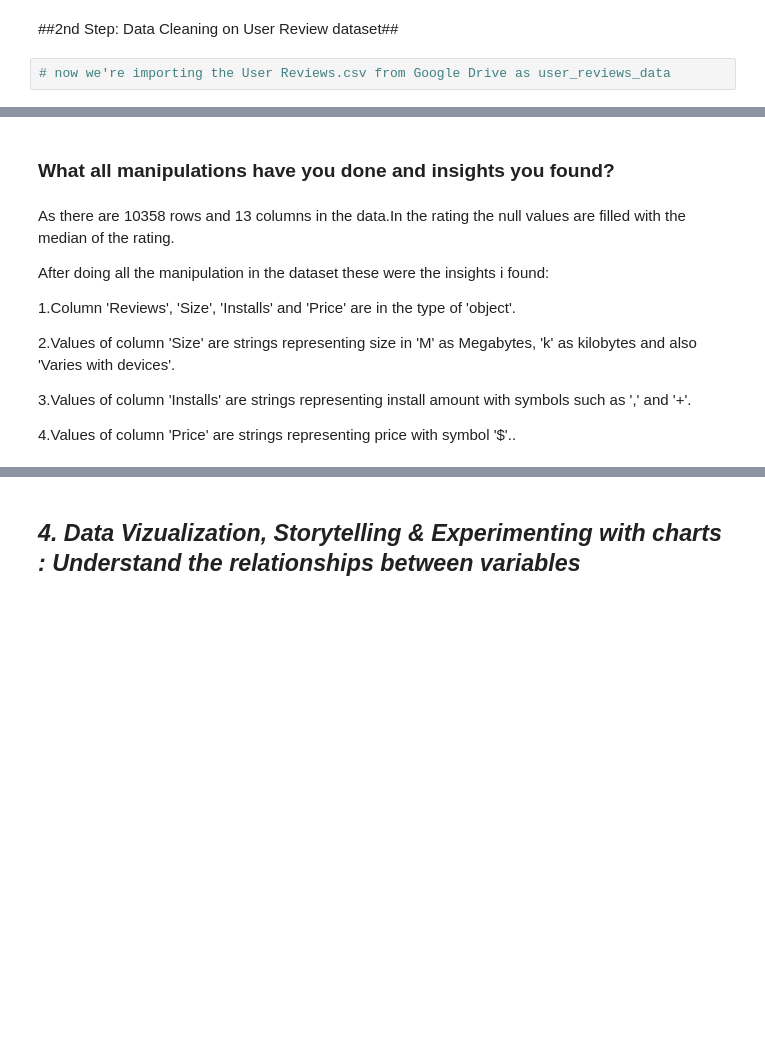
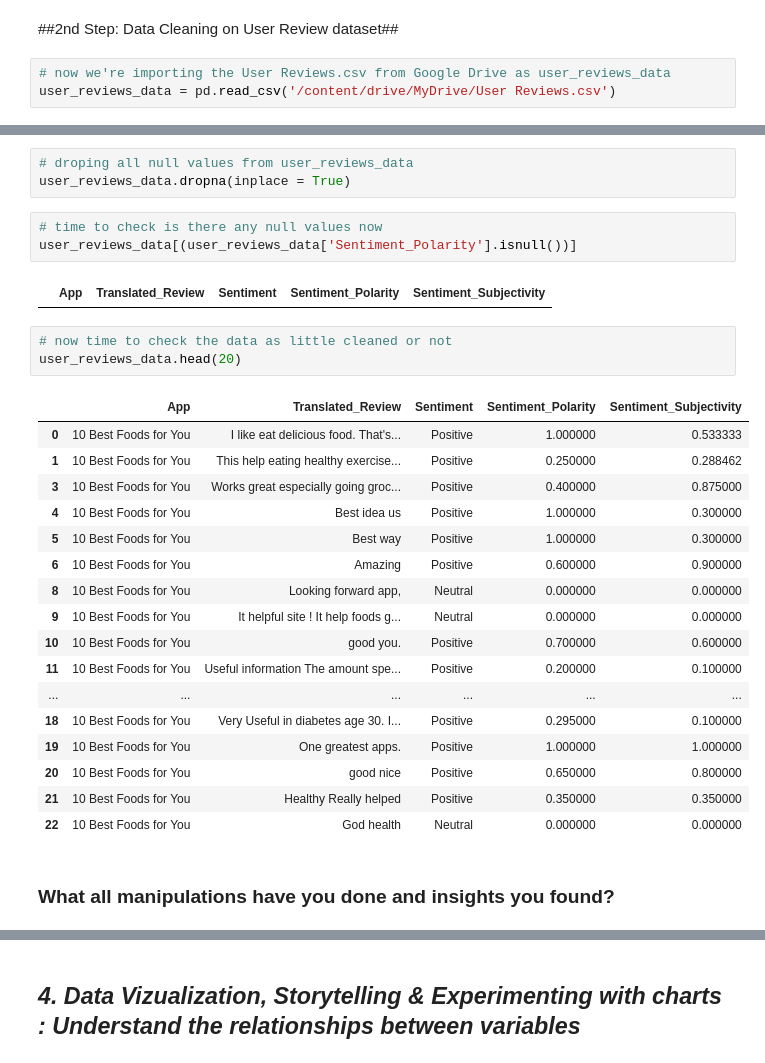
Before and after one commit to VIRU2341/alma-better-playstore, a Jupyter notebook: PLAYSTORE_EDA_analysis.ipynb, the cells around one changed output, grey strips where cells are left out. Saved outputs shown, nothing was run; the diff lists cells and outputs as text; blank space fills up the shorter version.

```diff
--- a/PLAYSTORE_EDA_analysis.ipynb
+++ b/PLAYSTORE_EDA_analysis.ipynb
@@ -536,3 +536,4 @@ df['App'].duplicated().sum()
 ##2nd Step: Data Cleaning on User Review dataset##
 # %%
 # now we're importing the User Reviews.csv from Google Drive as user_reviews_data
+user_reviews_data = pd.read_csv('/content/drive/MyDrive/User Reviews.csv')
@@ -539,14 +660,31 @@ df['App'].duplicated().sum()
+# %%
+# droping all null values from user_reviews_data
+user_reviews_data.dropna(inplace = True)
+# %%
+# time to check is there any null values now
+user_reviews_data[(user_reviews_data['Sentiment_Polarity'].isnull())]
+# %% [output]
+|  | App | Translated_Review | Sentiment | Sentiment_Polarity | Sentiment_Subjectivity |
+# %%
+# now time to check the data as little cleaned or not
+user_reviews_data.head(20)
+# %% [output]
+|  | App | Translated_Review | Sentiment | Sentiment_Polarity | Sentiment_Subjectivity |
+| 0 | 10 Best Foods for You | I like eat delicious food. That's... | Positive | 1.000000 | 0.533333 |
+| 1 | 10 Best Foods for You | This help eating healthy exercise... | Positive | 0.250000 | 0.288462 |
+| 3 | 10 Best Foods for You | Works great especially going groc... | Positive | 0.400000 | 0.875000 |
+| 4 | 10 Best Foods for You | Best idea us | Positive | 1.000000 | 0.300000 |
+| 5 | 10 Best Foods for You | Best way | Positive | 1.000000 | 0.300000 |
+| 6 | 10 Best Foods for You | Amazing | Positive | 0.600000 | 0.900000 |
+| 8 | 10 Best Foods for You | Looking forward app, | Neutral | 0.000000 | 0.000000 |
+| 9 | 10 Best Foods for You | It helpful site ! It help foods g... | Neutral | 0.000000 | 0.000000 |
+| 10 | 10 Best Foods for You | good you. | Positive | 0.700000 | 0.600000 |
+| 11 | 10 Best Foods for You | Useful information The amount spe... | Positive | 0.200000 | 0.100000 |
+| ... | ... | ... | ... | ... | ... |
+| 18 | 10 Best Foods for You | Very Useful in diabetes age 30. I... | Positive | 0.295000 | 0.100000 |
+| 19 | 10 Best Foods for You | One greatest apps. | Positive | 1.000000 | 1.000000 |
+| 20 | 10 Best Foods for You | good nice | Positive | 0.650000 | 0.800000 |
+| 21 | 10 Best Foods for You | Healthy Really helped | Positive | 0.350000 | 0.350000 |
+| 22 | 10 Best Foods for You | God health | Neutral | 0.000000 | 0.000000 |
 # %% [markdown]
 ### What all manipulations have you done and insights you found?
-# %% [markdown]
-As  there are 10358 rows and 13  columns  in the data.In the rating the null values are filled with the median of the rating.
-
-After doing all the manipulation in the dataset these were the insights i found:
-
-1.Column 'Reviews', 'Size', 'Installs' and 'Price' are in the type of 'object'.
-
-2.Values of column 'Size' are strings representing size in 'M' as Megabytes, 'k' as kilobytes and also 'Varies with devices'.
-
-3.Values of column 'Installs' are strings representing install amount with symbols such as ',' and '+'.
-
-4.Values of column 'Price' are strings representing price with symbol '$'..
```
Also changed, not shown: parts of 10 cells of this notebook.
